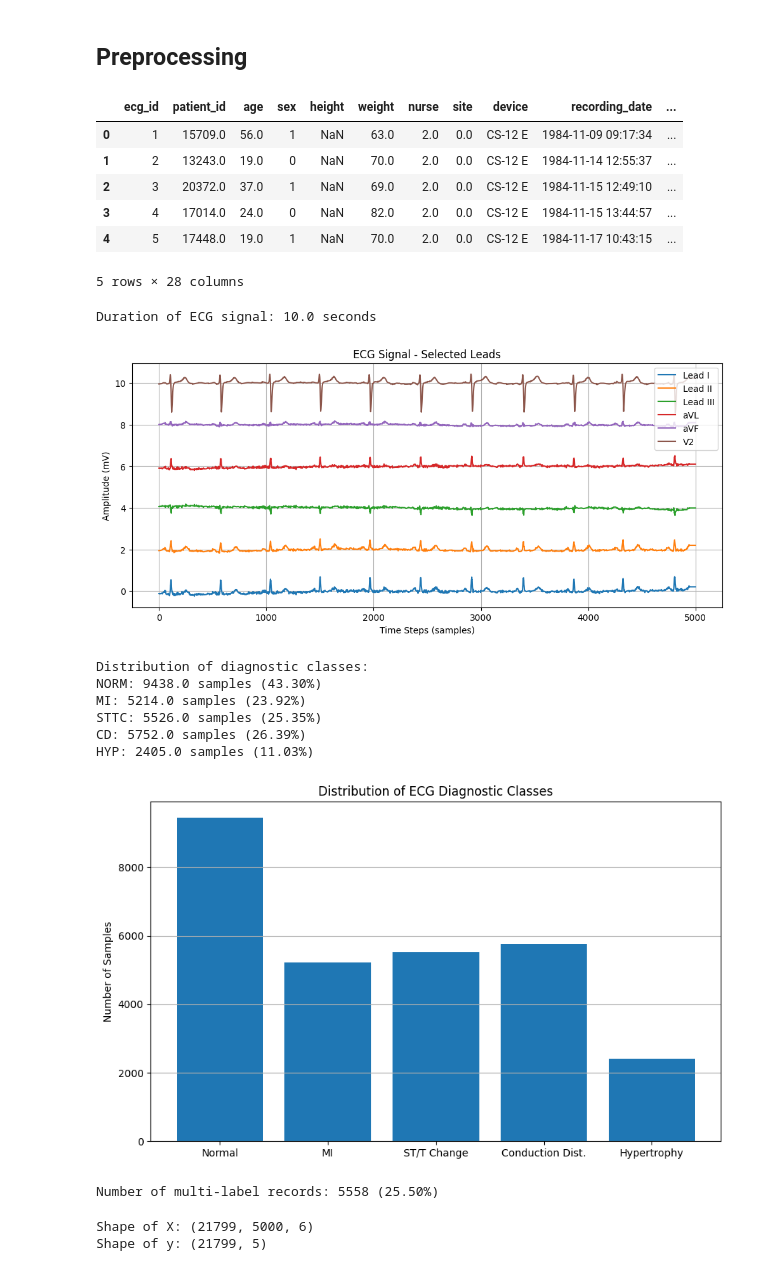
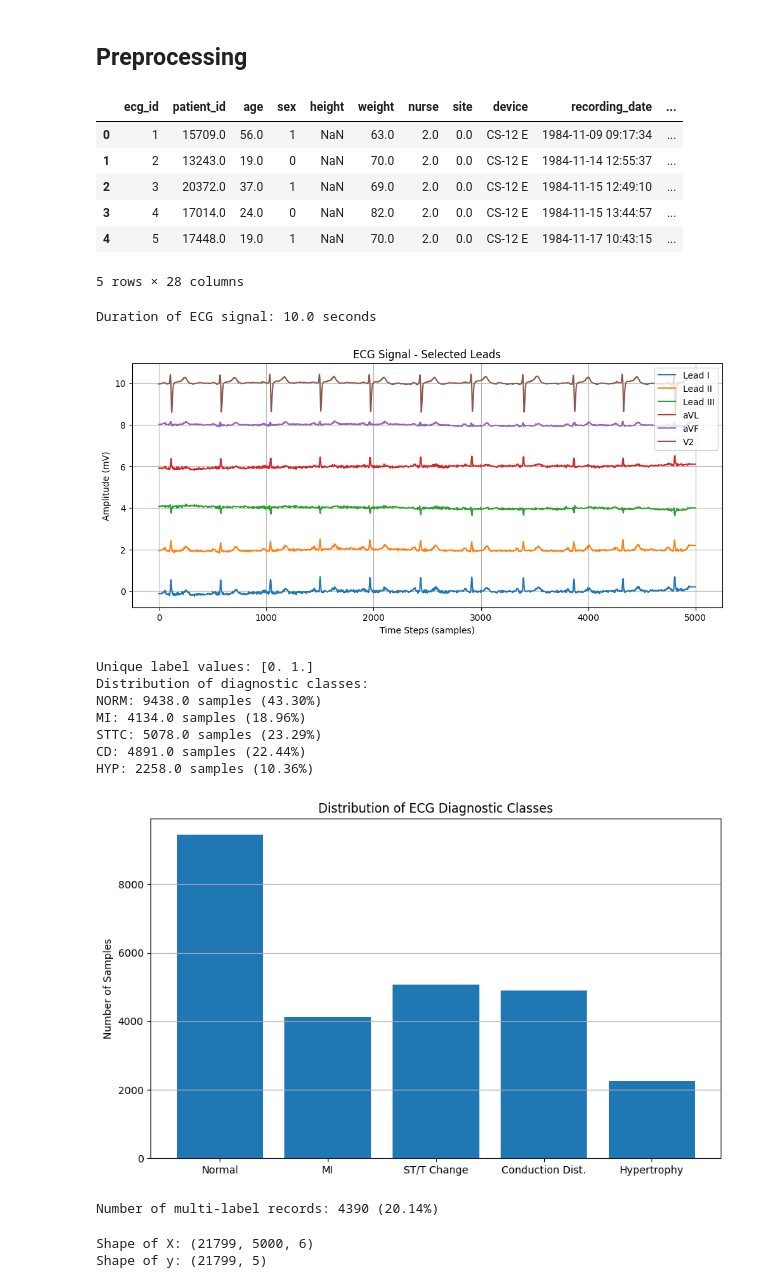
Before and after one commit to h599025/1D-CNN_For_ECG_measurements, a Jupyter notebook: notebooks/01_ecg_analysis.ipynb, the cells around one changed output. Saved outputs shown, nothing was run; the diff lists cells and outputs as text; code cells hidden in the pictures.

```diff
--- a/notebooks/01_ecg_analysis.ipynb
+++ b/notebooks/01_ecg_analysis.ipynb
@@ -7,10 +7,15 @@ import matplotlib.pyplot as plt
 from sklearn.preprocessing import StandardScaler
 import wfdb  # For å lese .dat og .hea filer
 from config import DATASET_DIR
+from sklearn.model_selection import train_test_split
 from skmultilearn.model_selection import iterative_train_test_split
 
-# Define dataset directory
-DATASET_DIR = "/Users/haaler/Downloads/UiB Master 2nd Semester/DAT255 Folder/1D-CNN_For_ECG_measurements/physionet.org/files/ptb-xl/1.0.3/"
+import tensorflow as tf
+from tensorflow.keras.models import Sequential
+from tensorflow.keras.layers import Conv1D, MaxPooling1D, Flatten, Dense, Dropout, BatchNormalization
+from tensorflow.keras.callbacks import EarlyStopping, ModelCheckpoint
+import matplotlib.pyplot as plt
+from tensorflow.keras.optimizers import Adam
 # %% [markdown]
 ## Download the data
 This dataset is very large, will take several hours to download.
@@ -114,6 +119,11 @@ def process_labels_optimized(df, df_labels):
     expanded_df = expanded_df[(expanded_df["confidence"] >= 50) & (expanded_df["diagnostic_class"].isin(diagnostic_classes))]
     df_labels_onehot = expanded_df.pivot_table(index="ecg_id", columns="diagnostic_class", aggfunc="size", fill_value=0)
     df = df.merge(df_labels_onehot, left_on="ecg_id", right_index=True, how="left").fillna(0)
+
+    # Convert counts to binary: if a record has at least one annotation, mark as 1
+    for col in diagnostic_classes:
+        df[col] = (df[col] > 0).astype(np.float32)
+
     return df
 
 # Apply label processing
@@ -122,44 +132,49 @@ df = process_labels_optimized(df, df_labels)
 # Extract labels
 target_columns = ["NORM", "MI", "STTC", "CD", "HYP"]
 y = df[target_columns].values.astype(np.float32)
+
+# Verify the labels are binary
+print("Unique label values:", np.unique(y))
+assert np.all(np.logical_or(y == 0, y == 1)), "Labels contain values other than 0 and 1"
 
 # Distribution of diagnostic classes
 print("Distribution of diagnostic classes:")
 for diagnostic_class in target_columns:
     count = df[diagnostic_class].sum()
     percent = 100 * count / len(df)
     print(f"{diagnostic_class}: {count} samples ({percent:.2f}%)")
 
 # Visualize label distribution
 plt.figure(figsize=(10, 6))
 label_counts = [df[col].sum() for col in target_columns]
 plt.bar(["Normal", "MI", "ST/T Change", "Conduction Dist.", "Hypertrophy"], label_counts)
 plt.title("Distribution of ECG Diagnostic Classes")
 plt.ylabel("Number of Samples")
 plt.grid(axis="y")
 plt.show()
 
 # Count number of multi-label cases
 multi_label_count = (df[target_columns].sum(axis=1) > 1).sum()
 print(f"Number of multi-label records: {multi_label_count} ({100*multi_label_count/len(df):.2f}%)")
 # %% [output]
 |  | ecg_id | patient_id | age | sex | height | weight | nurse | site | device | recording_date | ... |
 | 0 | 1 | 15709.0 | 56.0 | 1 | NaN | 63.0 | 2.0 | 0.0 | CS-12 E | 1984-11-09 09:17:34 | ... |
 | 1 | 2 | 13243.0 | 19.0 | 0 | NaN | 70.0 | 2.0 | 0.0 | CS-12 E | 1984-11-14 12:55:37 | ... |
 | 2 | 3 | 20372.0 | 37.0 | 1 | NaN | 69.0 | 2.0 | 0.0 | CS-12 E | 1984-11-15 12:49:10 | ... |
 | 3 | 4 | 17014.0 | 24.0 | 0 | NaN | 82.0 | 2.0 | 0.0 | CS-12 E | 1984-11-15 13:44:57 | ... |
 | 4 | 5 | 17448.0 | 19.0 | 1 | NaN | 70.0 | 2.0 | 0.0 | CS-12 E | 1984-11-17 10:43:15 | ... |
 5 rows × 28 columns
 Duration of ECG signal: 10.0 seconds
 [figure]
+Unique label values: [0. 1.]
 Distribution of diagnostic classes:
 NORM: 9438.0 samples (43.30%)
-MI: 5214.0 samples (23.92%)
-STTC: 5526.0 samples (25.35%)
-CD: 5752.0 samples (26.39%)
-HYP: 2405.0 samples (11.03%)
+MI: 4134.0 samples (18.96%)
+STTC: 5078.0 samples (23.29%)
+CD: 4891.0 samples (22.44%)
+HYP: 2258.0 samples (10.36%)
-[figure, old version]
+[figure, new version]
-Number of multi-label records: 5558 (25.50%)
+Number of multi-label records: 4390 (20.14%)
 # %%
 # Convert DataFrame to NumPy arrays for model training
 def convert_to_numpy(ecg_signals, df, target_columns):
```
Also changed, not shown: parts of 5 cells of this notebook, 1 other file.
